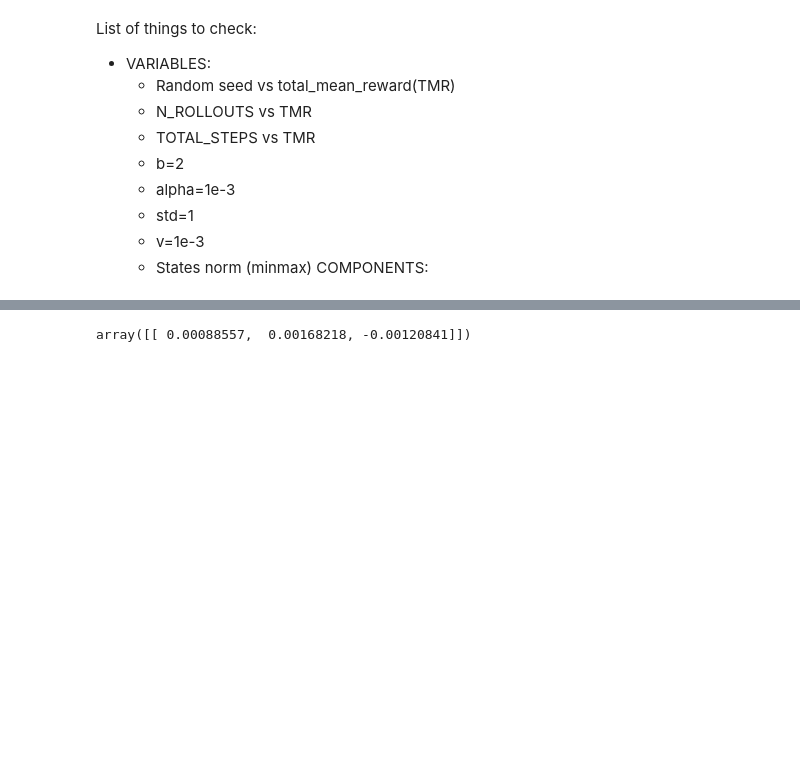
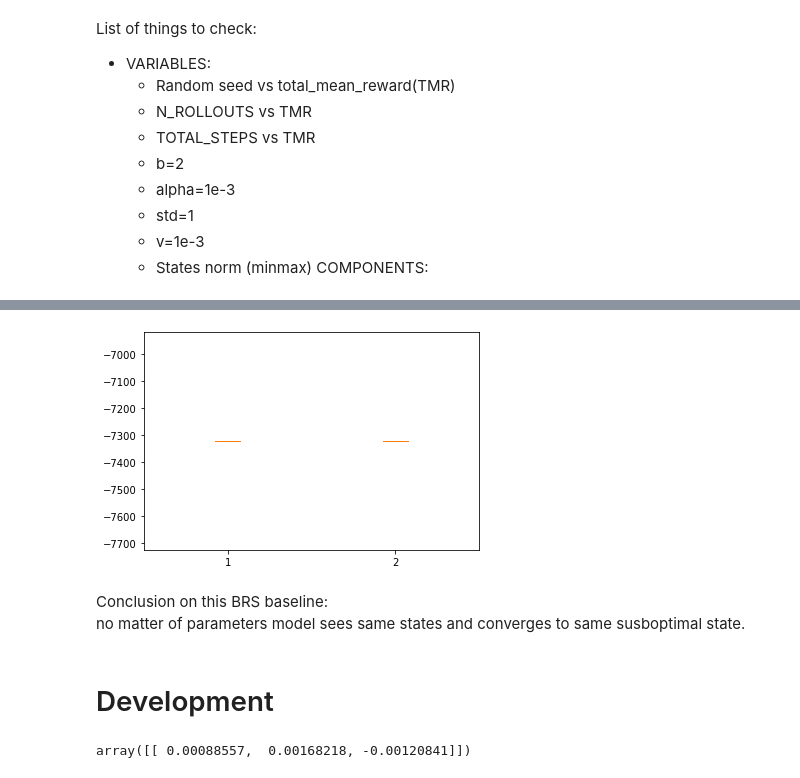
Before and after one commit to ivanvoid/ARS_RL, a Jupyter notebook: ARS.ipynb, the cells around one changed output, grey strips where cells are left out. Drawn from its saved outputs; the diff is of its cells as text; code cells hidden in the pictures; blank space fills up the shorter version.

```diff
--- a/ARS.ipynb
+++ b/ARS.ipynb
@@ -41,3 +236,23 @@ class Linear_model:
+# %%
+fig, ax = plt.subplots()
+VP = ax.boxplot([monitor_sml[:,2], monitor_big[:,2]])
+                #positions=[2, 4], widths=1.5, patch_artist=True,
+                #showmeans=False, showfliers=False,
+                #medianprops={"color": "white", "linewidth": 0.5},
+                #boxprops={"facecolor": "C0", "edgecolor": "white",
+                #          "linewidth": 0.5},
+                #whiskerprops={"color": "C0", "linewidth": 1.5},
+                #capprops={"color": "C0", "linewidth": 1.5})
+
+#ax.set(xlim=(0, 8), xticks=np.arange(1, 8),
+#       ylim=(0, 8), yticks=np.arange(1, 8))
+# %% [output]
+[figure, added]
+# %% [markdown]
+Conclusion on this BRS baseline:
+no matter of parameters model sees same states and converges to same susboptimal state.
+# %% [markdown]
+# Development
 # %%
 class ARS:
     def __init__(self, n_state, n_action, b=2, alpha=1e-3, std=1, v=1e-3,
```
Also changed, not shown: parts of 22 cells of this notebook.
